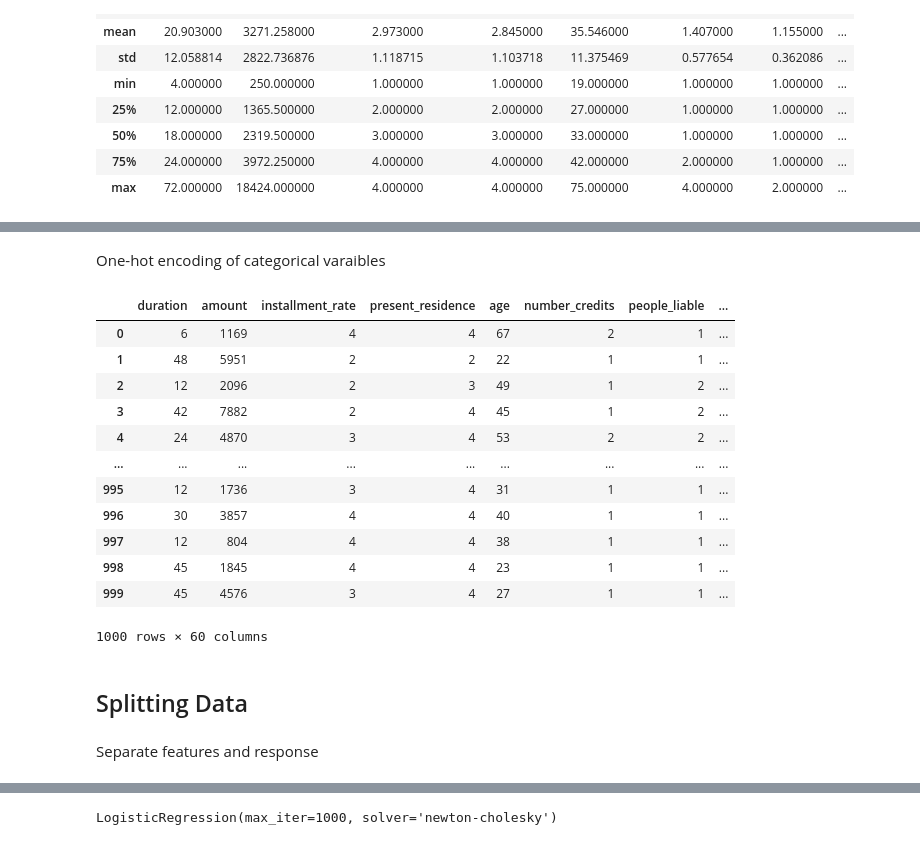
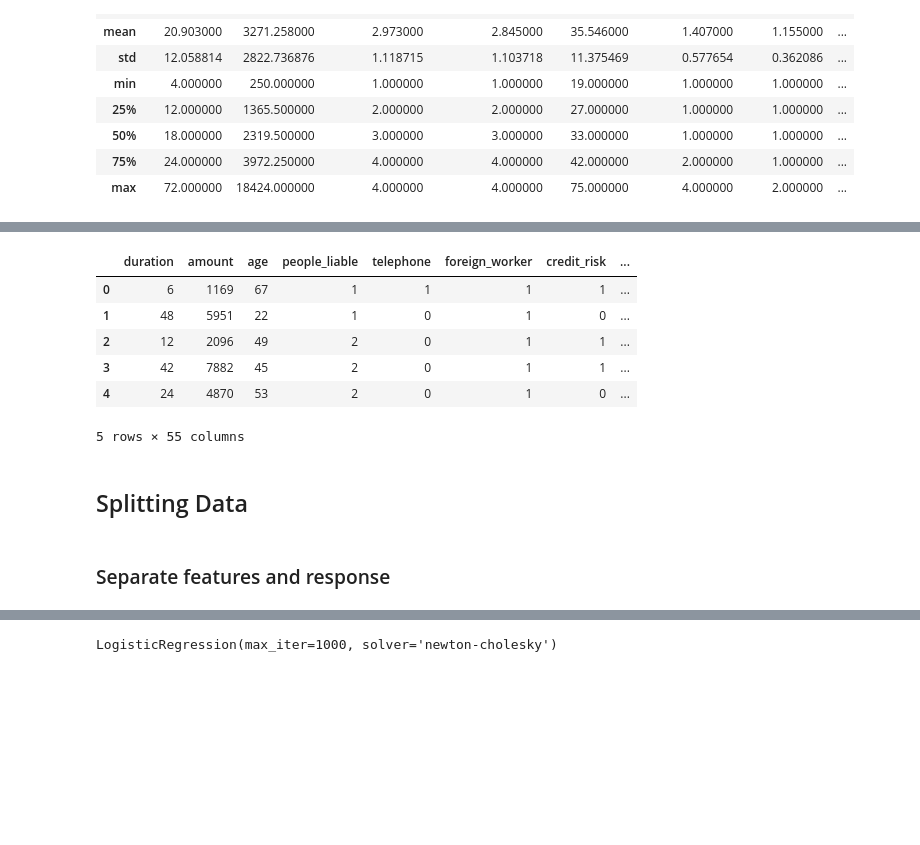
Before and after one commit to Mechnar9000/datafiles, a Jupyter notebook: Credit Risk Analysis Using Logistic Regression.ipynb, the cells around one changed output, grey strips where cells are left out. Saved outputs shown, nothing was run; the diff lists cells and outputs as text; code cells hidden in the pictures; blank space fills up the shorter version.

```diff
--- a/Credit Risk Analysis Using Logistic Regression.ipynb
+++ b/Credit Risk Analysis Using Logistic Regression.ipynb
@@ -97,4 +125,4 @@ Enumerating categorical variables for later processing
 # %%
-categorical = ["status", "credit_history", "purpose", "savings", "employment_duration", "personal_status_sex", "other_debtors",
-               "property", "other_installment_plans", "housing", "job"]
+categorical = ["status", "credit_history", "purpose", "savings", "employment_duration", "installment_rate", "personal_status_sex", "other_debtors",
+               "present_residence", "property", "other_installment_plans", "housing", "number_credits", "job"]
 # %% [markdown]
@@ -159,2 +135,0 @@ cat_df
-# %% [markdown]
-One-hot encoding of categorical varaibles
@@ -166,23 +136,19 @@ clean_df = pd.concat([cont_df, temp], axis=1)
+# %%
+clean_df = pd.get_dummies(data=df, columns=categorical, drop_first=True)
 # %%
-clean_df
+clean_df.head()
 # %% [output]
-|  | duration | amount | installment_rate | present_residence | age | number_credits | people_liable | ... |
-| 0 | 6 | 1169 | 4 | 4 | 67 | 2 | 1 | ... |
-| 1 | 48 | 5951 | 2 | 2 | 22 | 1 | 1 | ... |
-| 2 | 12 | 2096 | 2 | 3 | 49 | 1 | 2 | ... |
-| 3 | 42 | 7882 | 2 | 4 | 45 | 1 | 2 | ... |
-| 4 | 24 | 4870 | 3 | 4 | 53 | 2 | 2 | ... |
-| ... | ... | ... | ... | ... | ... | ... | ... | ... |
-| 995 | 12 | 1736 | 3 | 4 | 31 | 1 | 1 | ... |
-| 996 | 30 | 3857 | 4 | 4 | 40 | 1 | 1 | ... |
-| 997 | 12 | 804 | 4 | 4 | 38 | 1 | 1 | ... |
-| 998 | 45 | 1845 | 4 | 4 | 23 | 1 | 1 | ... |
-| 999 | 45 | 4576 | 3 | 4 | 27 | 1 | 1 | ... |
+|  | duration | amount | age | people_liable | telephone | foreign_worker | credit_risk | ... |
+| 0 | 6 | 1169 | 67 | 1 | 1 | 1 | 1 | ... |
+| 1 | 48 | 5951 | 22 | 1 | 0 | 1 | 0 | ... |
+| 2 | 12 | 2096 | 49 | 2 | 0 | 1 | 1 | ... |
+| 3 | 42 | 7882 | 45 | 2 | 0 | 1 | 1 | ... |
+| 4 | 24 | 4870 | 53 | 2 | 0 | 1 | 0 | ... |
-1000 rows × 60 columns
+5 rows × 55 columns
-# %% [markdown]
-## Splitting Data
+# %% [markdown]
+## Splitting Data
 # %% [markdown]
-Separate features and response
+### Separate features and response
 # %%
 y = clean_df["credit_risk"]
 # %%
```
Also changed, not shown: parts of 97 cells of this notebook.
